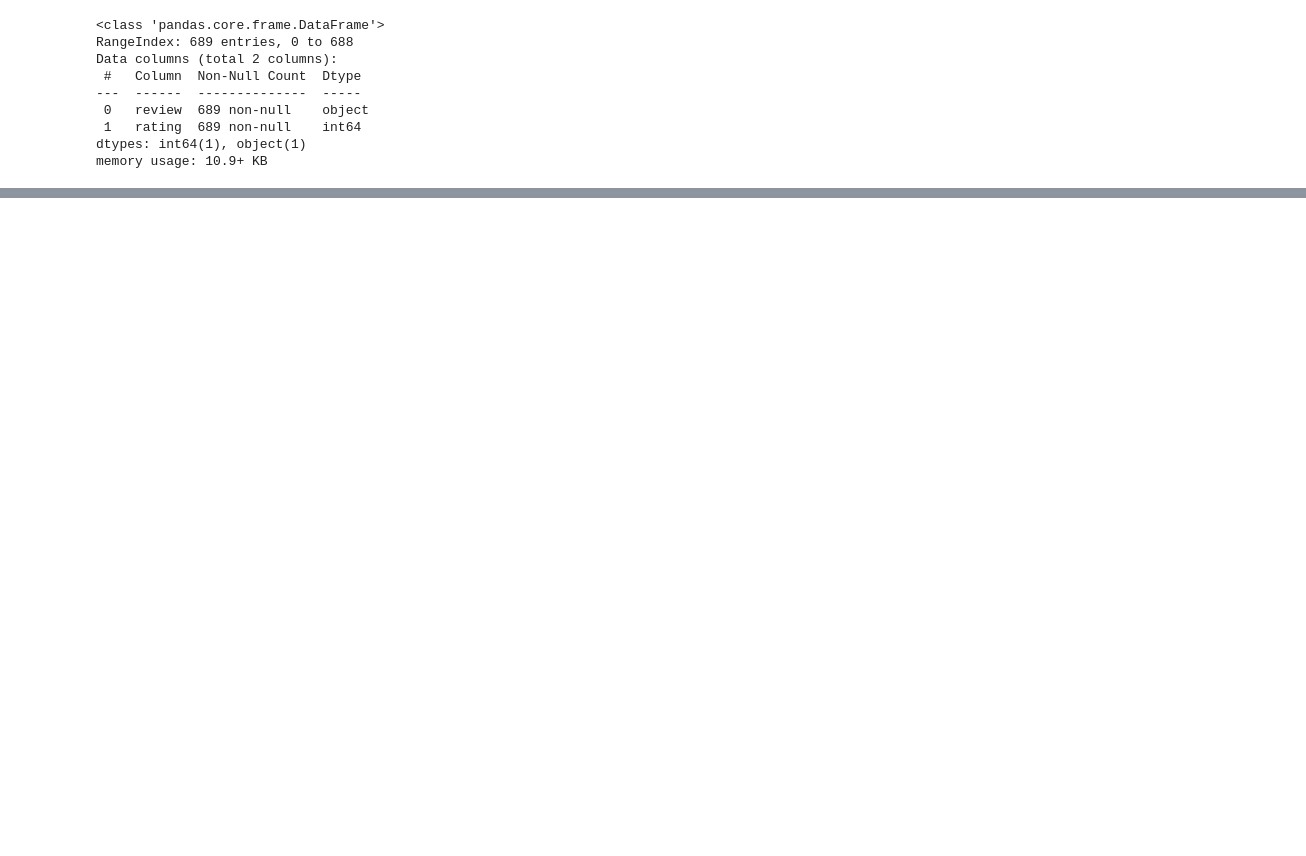
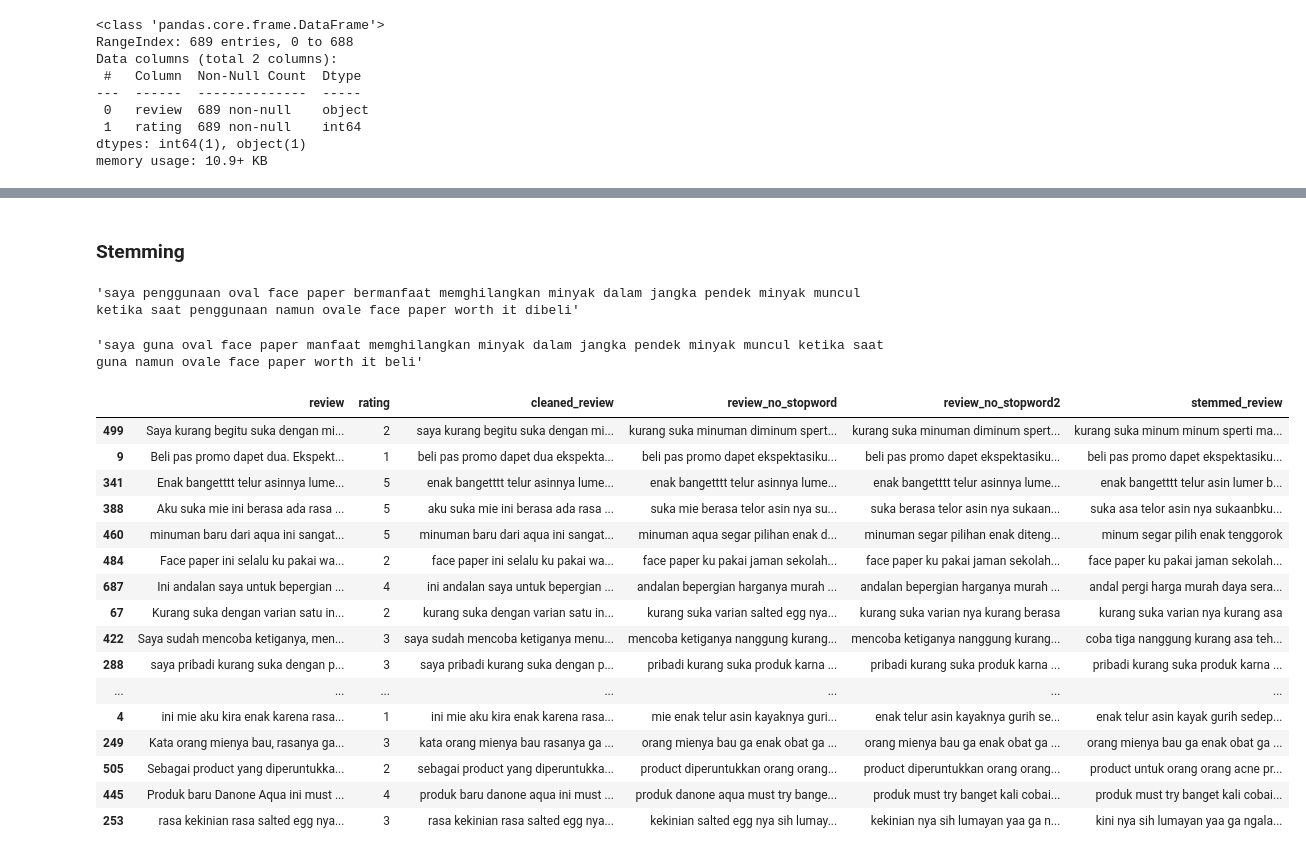
Before and after one commit to Ekosetiawan993/review_analysis, a Jupyter notebook: notebook/preprocessing.ipynb, the cells around one changed output, grey strips where cells are left out. Saved outputs shown, nothing was run; the diff lists cells and outputs as text; code cells hidden in the pictures; blank space fills up the shorter version.

```diff
--- a/notebook/preprocessing.ipynb
+++ b/notebook/preprocessing.ipynb
@@ -37,0 +258,9 @@ data
+# %%
+def brand_remover(text):
+    teks = text.split(' ')
+    teks = [ w for w in teks if w not in other_words]
+    teks = " ".join(teks)
+    return teks
+# %%
+# Removing sbrand
+data['review_no_stopword2'] = data.review_no_stopword.apply(lambda r: brand_remover(r))
@@ -37,0 +318,2 @@ data
+# %% [markdown]
+### Stemming
@@ -37,0 +333,9 @@ data
+# %%
+contoh = data.iloc[686, -1]
+contoh
+# %% [output]
+'saya penggunaan oval face paper bermanfaat memghilangkan minyak dalam jangka pendek minyak muncul ketika saat penggunaan namun ovale face paper worth it dibeli'
+# %%
+stemmer.stem(contoh)
+# %% [output]
+'saya guna oval face paper manfaat memghilangkan minyak dalam jangka pendek minyak muncul ketika saat guna namun ovale face paper worth it beli'
@@ -37,0 +344,20 @@ data
+# %%
+data.sample(frac=.1).head(50)
+# %% [output]
+|  | review | rating | cleaned_review | review_no_stopword | review_no_stopword2 | stemmed_review |
+| 499 | Saya kurang begitu suka dengan mi... | 2 | saya kurang begitu suka dengan mi... | kurang suka minuman diminum spert... | kurang suka minuman diminum spert... | kurang suka minum minum sperti ma... |
+| 9 | Beli pas promo dapet dua. Ekspekt... | 1 | beli pas promo dapet dua ekspekta... | beli pas promo dapet ekspektasiku... | beli pas promo dapet ekspektasiku... | beli pas promo dapet ekspektasiku... |
+| 341 | Enak bangetttt telur asinnya lume... | 5 | enak bangetttt telur asinnya lume... | enak bangetttt telur asinnya lume... | enak bangetttt telur asinnya lume... | enak bangetttt telur asin lumer b... |
+| 388 | Aku suka mie ini berasa ada rasa ... | 5 | aku suka mie ini berasa ada rasa ... | suka mie berasa telor asin nya su... | suka berasa telor asin nya sukaan... | suka asa telor asin nya sukaanbku... |
+| 460 | minuman baru dari aqua ini sangat... | 5 | minuman baru dari aqua ini sangat... | minuman aqua segar pilihan enak d... | minuman segar pilihan enak diteng... | minum segar pilih enak tenggorok |
+| 484 | Face paper ini selalu ku pakai wa... | 2 | face paper ini selalu ku pakai wa... | face paper ku pakai jaman sekolah... | face paper ku pakai jaman sekolah... | face paper ku pakai jaman sekolah... |
+| 687 | Ini andalan saya untuk bepergian ... | 4 | ini andalan saya untuk bepergian ... | andalan bepergian harganya murah ... | andalan bepergian harganya murah ... | andal pergi harga murah daya sera... |
+| 67 | Kurang suka dengan varian satu in... | 2 | kurang suka dengan varian satu in... | kurang suka varian salted egg nya... | kurang suka varian nya kurang berasa | kurang suka varian nya kurang asa |
+| 422 | Saya sudah mencoba ketiganya, men... | 3 | saya sudah mencoba ketiganya menu... | mencoba ketiganya nanggung kurang... | mencoba ketiganya nanggung kurang... | coba tiga nanggung kurang asa teh... |
+| 288 | saya pribadi kurang suka dengan p... | 3 | saya pribadi kurang suka dengan p... | pribadi kurang suka produk karna ... | pribadi kurang suka produk karna ... | pribadi kurang suka produk karna ... |
+| ... | ... | ... | ... | ... | ... | ... |
+| 4 | ini mie aku kira enak karena rasa... | 1 | ini mie aku kira enak karena rasa... | mie enak telur asin kayaknya guri... | enak telur asin kayaknya gurih se... | enak telur asin kayak gurih sedep... |
+| 249 | Kata orang mienya bau, rasanya ga... | 3 | kata orang mienya bau rasanya ga ... | orang mienya bau ga enak obat ga ... | orang mienya bau ga enak obat ga ... | orang mienya bau ga enak obat ga ... |
+| 505 | Sebagai product yang diperuntukka... | 2 | sebagai product yang diperuntukka... | product diperuntukkan orang orang... | product diperuntukkan orang orang... | product untuk orang orang acne pr... |
+| 445 | Produk baru Danone Aqua ini must ... | 4 | produk baru danone aqua ini must ... | produk danone aqua must try bange... | produk must try banget kali cobai... | produk must try banget kali cobai... |
+| 253 | rasa kekinian rasa salted egg nya... | 3 | rasa kekinian rasa salted egg nya... | kekinian salted egg nya sih lumay... | kekinian nya sih lumayan yaa ga n... | kini nya sih lumayan yaa ga ngala... |
```
Also changed, not shown: parts of 60 cells of this notebook, 6 other files.
